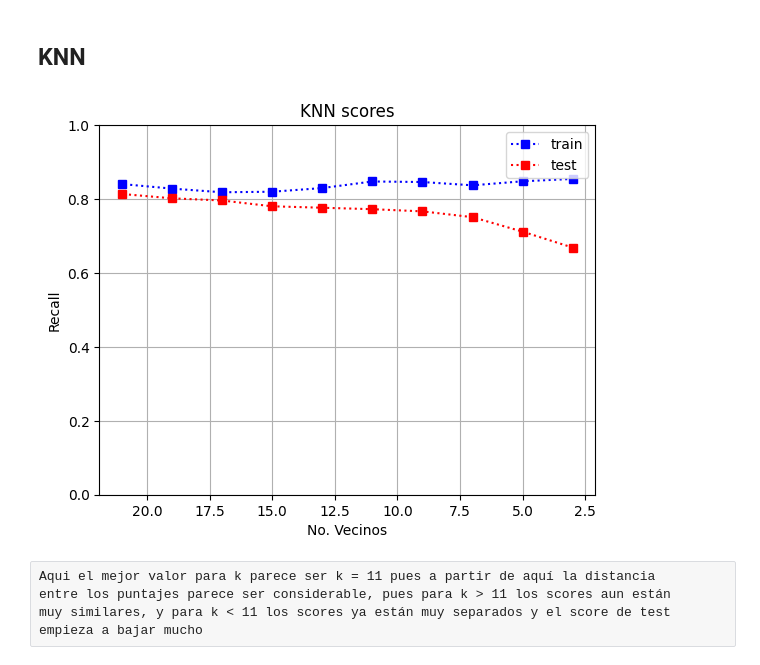
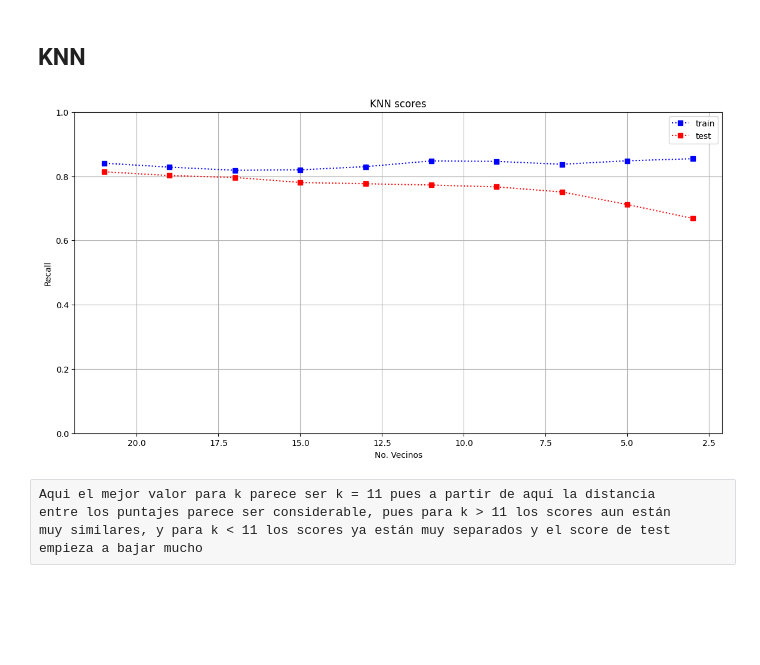
Before and after one commit to dui-luis-alberto-37/error_sesgo_varianza, a Jupyter notebook: T4_error_sesgo_variaza.ipynb, the cells around one changed output. Saved outputs shown, nothing was run; the diff lists cells and outputs as text; code cells hidden in the pictures; blank space fills up the shorter version.

```diff
--- a/T4_error_sesgo_variaza.ipynb
+++ b/T4_error_sesgo_variaza.ipynb
@@ -287,21 +287,21 @@ selected_score
 # %%
 train_score, test_score = validation_curve(knn, X, y, param_name = 'n_neighbors', param_range= range(3,22, 2), cv = subconjuntos, scoring=metrica)
 
 x, f_x = train_score.mean(axis = 1), test_score.mean(axis = 1)
+plt.figure(figsize=(14, 7))
 plt.plot(range(3, 22, 2), x, 's:b', label = 'train',)
 plt.plot(range(3, 22, 2), f_x, 's:r', label = 'test')
 plt.xlabel('No. Vecinos')
 plt.ylabel(metrica.capitalize())
 plt.ylim(0,1)
 plt.legend()
 plt.grid()
 plt.title('KNN scores')
 plt.gca().invert_xaxis()
 plt.grid(True)
-# plt.figure(figsize=(20, 7))
 plt.show()
 # %% [output]
-[figure, old version]
+[figure, new version]
 # %% [raw]
 Aqui el mejor valor para k parece ser k = 11 pues a partir de aquí la distancia
 entre los puntajes parece ser considerable, pues para k > 11 los scores aun están
```
Also changed, not shown: parts of 1 cell of this notebook.
